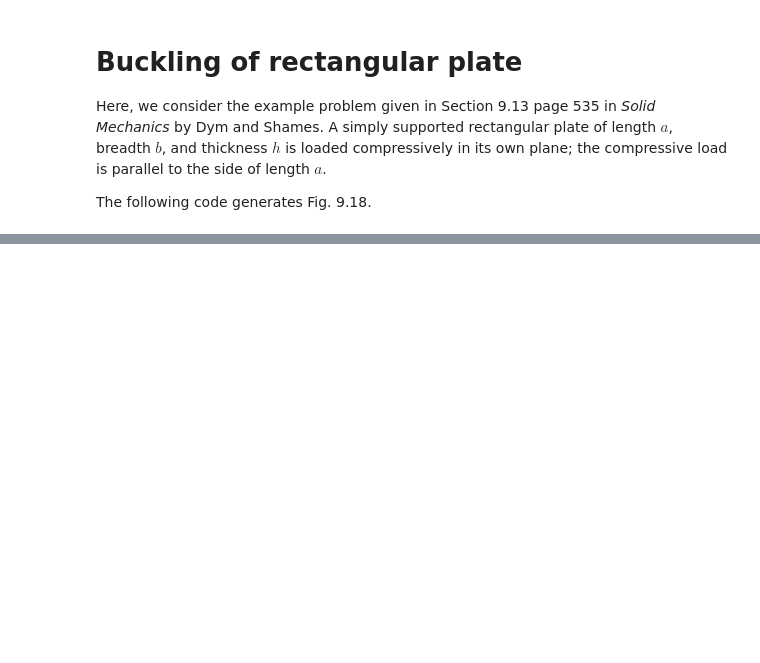
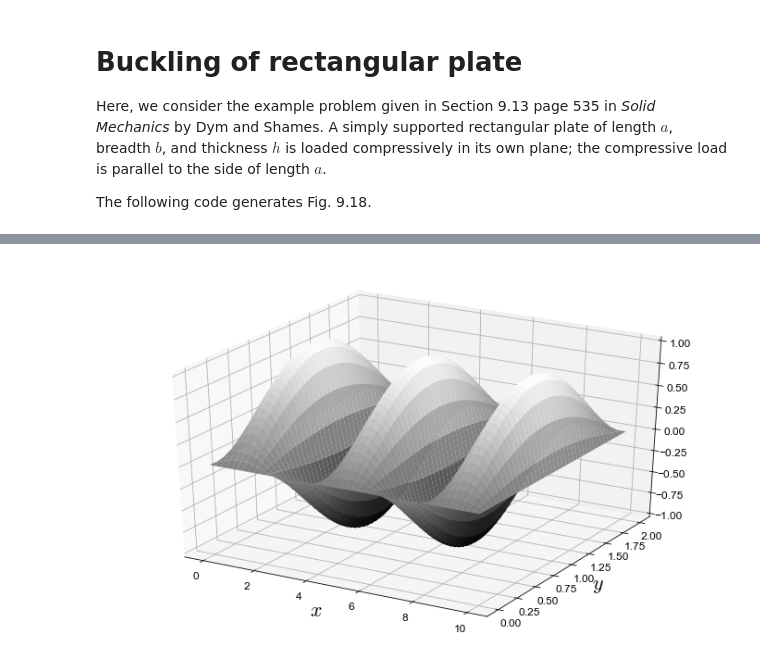
Before and after one commit to jeevanjyoti4/advmechsolids, a Jupyter notebook: rect_plate_vonK.ipynb, the cells around one changed output, grey strips where cells are left out. Saved outputs shown, nothing was run; the diff lists cells and outputs as text; code cells hidden in the pictures; blank space fills up the shorter version.

```diff
--- a/rect_plate_vonK.ipynb
+++ b/rect_plate_vonK.ipynb
@@ -60,0 +73,41 @@ Text(0, 0.5, '$\\displaystyle \\frac{1}{m}\\frac{a}{b} + m\\frac{b}{a}$')
+# %%
+%matplotlib inline
+from mpl_toolkits.mplot3d import Axes3D
+
+import matplotlib.pyplot as plt
+
+from matplotlib import rcParams
+
+import numpy as np
+
+
+rcParams['font.family']='sans'
+rcParams['font.sans-serif']='Arial'
+rcParams['font.size']=12
+rcParams['mathtext.fontset']='cm'
+
+
+a = 10
+b = 2
+delx = 0.01
+dely = 0.01
+x = np.arange(0,a+delx,delx)
+y = np.arange(0,2+dely,dely)
+X, Y = np.meshgrid(x,y)
+
+m = 5
+n = 1
+w = np.sin(m*np.pi*X/a)*np.sin(n*np.pi*Y/b)
+
+
+fig = plt.figure(figsize=(12,12/1.62))
+ax = fig.add_subplot(111,projection='3d')
+
+ax.set_xlabel(r'$x$',fontsize=22)
+ax.set_ylabel(r'$y$',fontsize=22)
+
+surf = ax.plot_surface(X,Y,w,cmap = plt.cm.gray)
+#ax.view_init(90,0)
+#fig.colorbar(surf)
+# %% [output]
+[figure, added]
```
Also changed, not shown: parts of 1 cell of this notebook.
